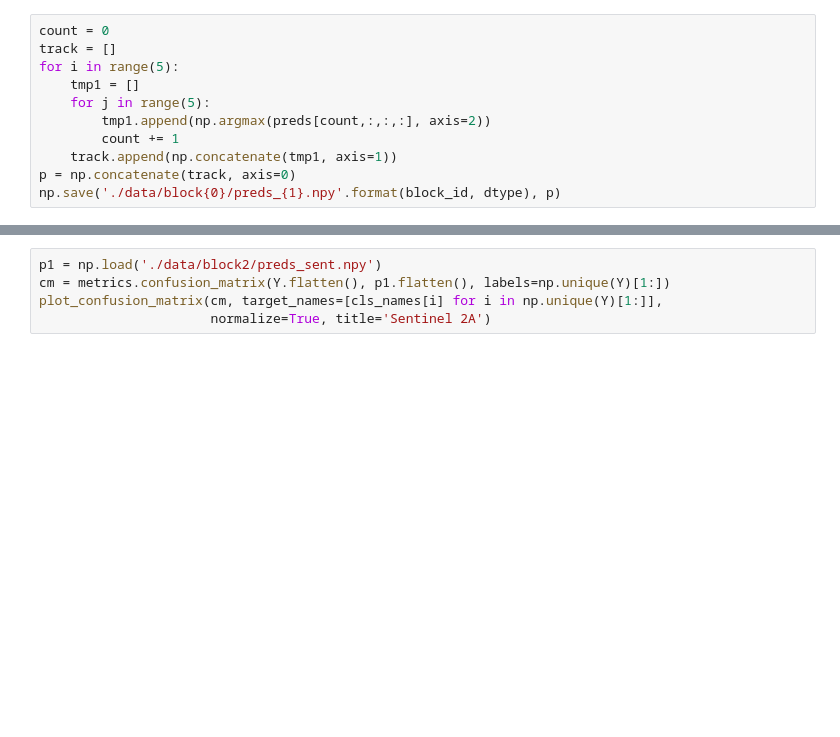
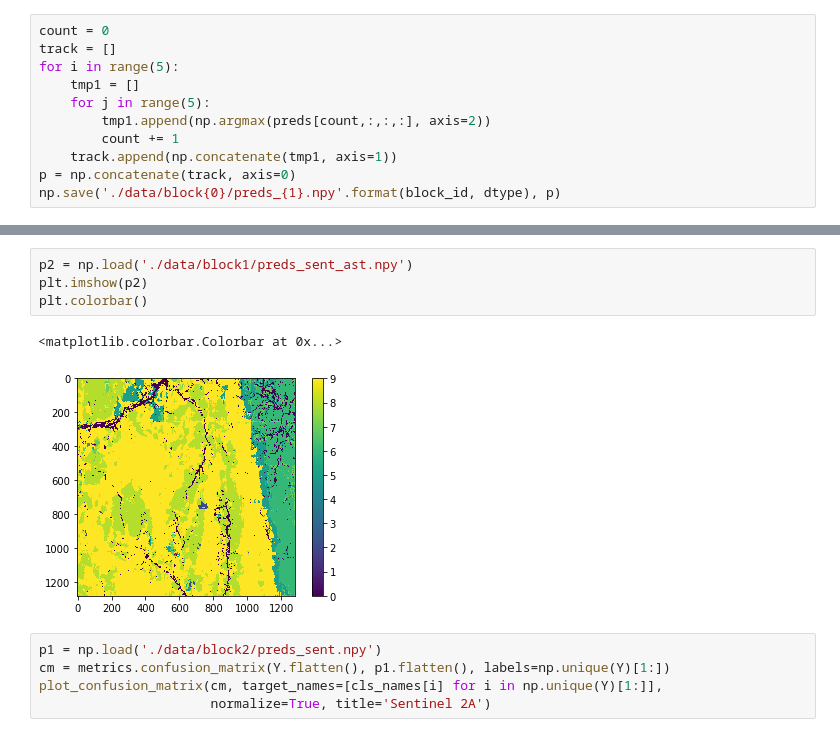
Before and after one commit to chenyz0601/DL-RockClassification, a Jupyter notebook: test.ipynb, the cells around one changed output, grey strips where cells are left out. Drawn from its saved outputs; the diff is of its cells as text; blank space fills up the shorter version.

```diff
--- a/test.ipynb
+++ b/test.ipynb
@@ -80,3 +80,10 @@ plt.colorbar()
+# %%
+p2 = np.load('./data/block1/preds_sent_ast.npy')
+plt.imshow(p2)
+plt.colorbar()
+# %% [output]
+<matplotlib.colorbar.Colorbar at 0x...>
+[figure, added]
 # %%
 p1 = np.load('./data/block2/preds_sent.npy')
 cm = metrics.confusion_matrix(Y.flatten(), p1.flatten(), labels=np.unique(Y)[1:])
```
Also changed, not shown: parts of 8 cells of this notebook, 1 other file.
